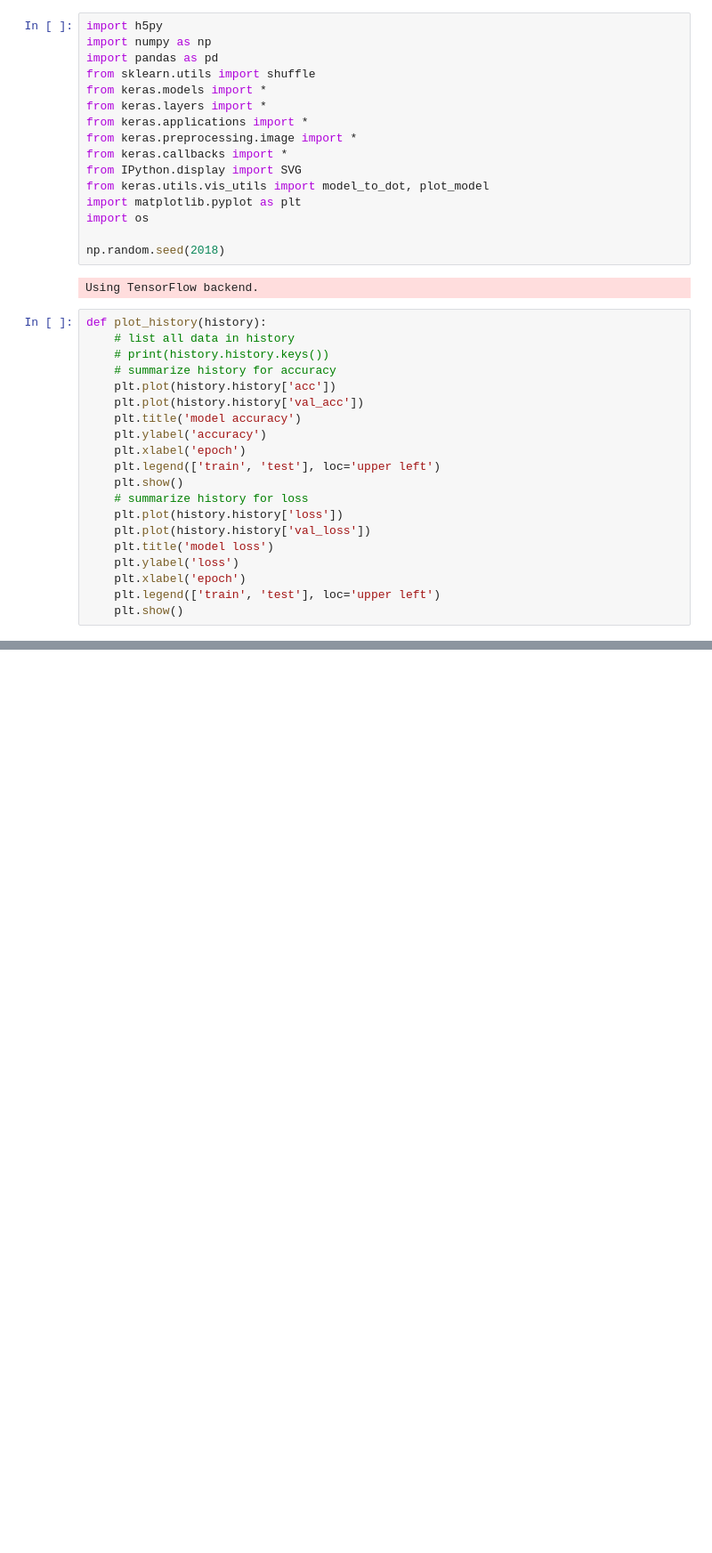
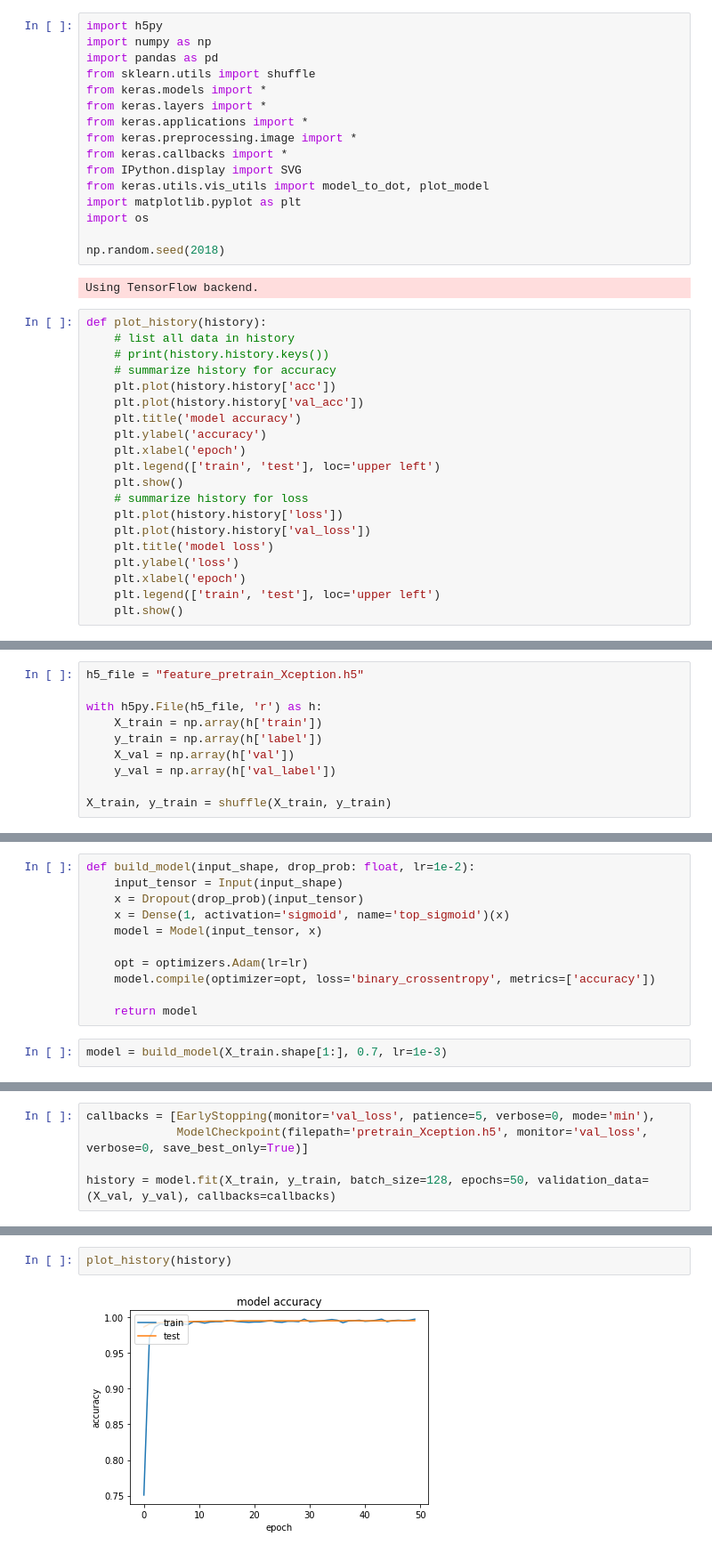
Before and after one commit to crj0322/dog_vs_cat, a Jupyter notebook: classification/single_model_fine_tune.ipynb, the cells around one changed output, grey strips where cells are left out. Shown: that part at 89% size. Saved outputs shown, nothing was run; the diff lists cells and outputs as text; blank space fills up the shorter version.

Commit message:
update model

```diff
--- a/classification/single_model_fine_tune.ipynb
+++ b/classification/single_model_fine_tune.ipynb
@@ -57,0 +82,10 @@ Found 4979 images belonging to 2 classes.
+# %%
+h5_file = "feature_pretrain_Xception.h5"
+
+with h5py.File(h5_file, 'r') as h:
+    X_train = np.array(h['train'])
+    y_train = np.array(h['label'])
+    X_val = np.array(h['val'])
+    y_val = np.array(h['val_label'])
+
+X_train, y_train = shuffle(X_train, y_train)
@@ -57,0 +98,13 @@ Found 4979 images belonging to 2 classes.
+# %%
+def build_model(input_shape, drop_prob: float, lr=1e-2):
+    input_tensor = Input(input_shape)
+    x = Dropout(drop_prob)(input_tensor)
+    x = Dense(1, activation='sigmoid', name='top_sigmoid')(x)
+    model = Model(input_tensor, x)
+
+    opt = optimizers.Adam(lr=lr)
+    model.compile(optimizer=opt, loss='binary_crossentropy', metrics=['accuracy'])
+
+    return model
+# %%
+model = build_model(X_train.shape[1:], 0.7, lr=1e-3)
@@ -57,0 +113,5 @@ Found 4979 images belonging to 2 classes.
+# %%
+callbacks = [EarlyStopping(monitor='val_loss', patience=5, verbose=0, mode='min'),
+             ModelCheckpoint(filepath='pretrain_Xception.h5', monitor='val_loss', verbose=0, save_best_only=True)]
+
+history = model.fit(X_train, y_train, batch_size=128, epochs=50, validation_data=(X_val, y_val), callbacks=callbacks)
@@ -57,0 +136,4 @@ Found 4979 images belonging to 2 classes.
+# %%
+plot_history(history)
+# %% [output]
+[figure, added]
```
Also changed, not shown: parts of 46 cells of this notebook, 5 other files.
